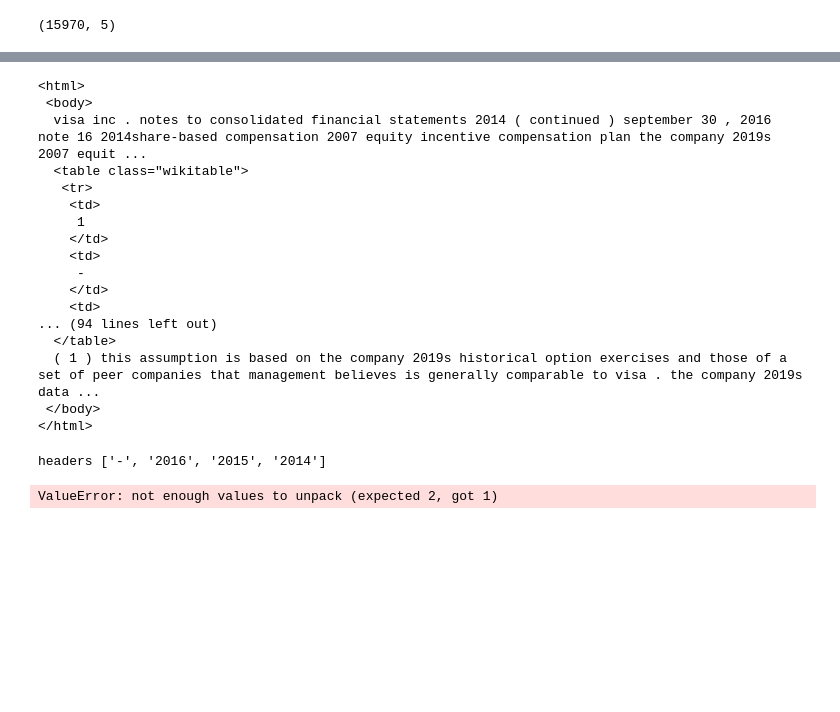
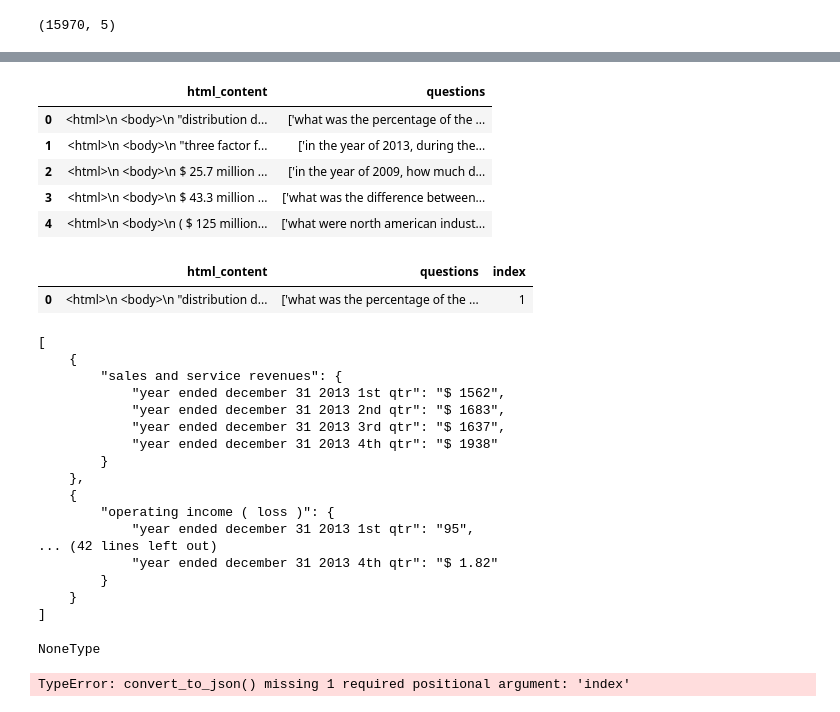
Before and after one commit to KiranMPrajapati/Large-Language-Model-for-Key-Value-Extractions, a Jupyter notebook: data_generation/manipulate_json_file.ipynb, the cells around one changed output, grey strips where cells are left out. Drawn from its saved outputs; the diff is of its cells as text; code cells hidden in the pictures; blank space fills up the shorter version.

```diff
--- a/data_generation/manipulate_json_file.ipynb
+++ b/data_generation/manipulate_json_file.ipynb
@@ -261,20 +270,10 @@ df.head()
-# %%
-print(df.loc[0, 'html_content'])
-# %% [output]
-<html>
- <body>
-  visa inc . notes to consolidated financial statements 2014 ( continued ) september 30 , 2016 note 16 2014share-based compensation 2007 equity incentive compensation plan the company 2019s 2007 equit ...
-  <table class="wikitable">
-   <tr>
-    <td>
-     1
-    </td>
-    <td>
-     -
-    </td>
-    <td>
-... (94 lines left out)
-  </table>
-  ( 1 ) this assumption is based on the company 2019s historical option exercises and those of a set of peer companies that management believes is generally comparable to visa . the company 2019s data ...
- </body>
-</html>
+# %%
+odf = pd.read_csv('../data/original_convfinqa_dataset.csv')
+odf.head()
+# %% [output]
+|  | html_content | questions |
+| 0 | <html>\n <body>\n "distribution d... | ['what was the percentage of the ... |
+| 1 | <html>\n <body>\n "three factor f... | ['in the year of 2013, during the... |
+| 2 | <html>\n <body>\n $ 25.7 million ... | ['in the year of 2009, how much d... |
+| 3 | <html>\n <body>\n $ 43.3 million ... | ['what was the difference between... |
+| 4 | <html>\n <body>\n ( $ 125 million... | ['what were north american indust... |
@@ -281 +282,6 @@ print(df.loc[0, 'html_content'])
+# %%
+odf[odf['index'] == 1]
+# %% [output]
+|  | html_content | questions | index |
+| 0 | <html>\n <body>\n "distribution d... | ['what was the percentage of the ... | 1 |
 # %%
@@ -317,7 +332,30 @@ def convert_to_json(html_content):
+# %%
+json_data = convert_html_to_json(odf.loc[1, 'html_content'], odf.loc[1, "index"])
+# %% [output]
+[
+    {
+        "sales and service revenues": {
+            "year ended december 31 2013 1st qtr": "$ 1562",
+            "year ended december 31 2013 2nd qtr": "$ 1683",
+            "year ended december 31 2013 3rd qtr": "$ 1637",
+            "year ended december 31 2013 4th qtr": "$ 1938"
+        }
+    },
+    {
+        "operating income ( loss )": {
+            "year ended december 31 2013 1st qtr": "95",
+... (42 lines left out)
+            "year ended december 31 2013 4th qtr": "$ 1.82"
+        }
+    }
+]
+# %%
+type(json_data)
+# %% [output]
+NoneType
 # %%
 for i, row in df.iterrows():
-    convert_to_json(row['html_content'])
+    convert_to_json(row['html_content'], row['index'])
     break
 # %% [output]
-headers ['-', '2016', '2015', '2014']
+TypeError: convert_to_json() missing 1 required positional argument: 'index'
-ValueError: not enough values to unpack (expected 2, got 1)
```
Also changed, not shown: parts of 10 cells of this notebook.
